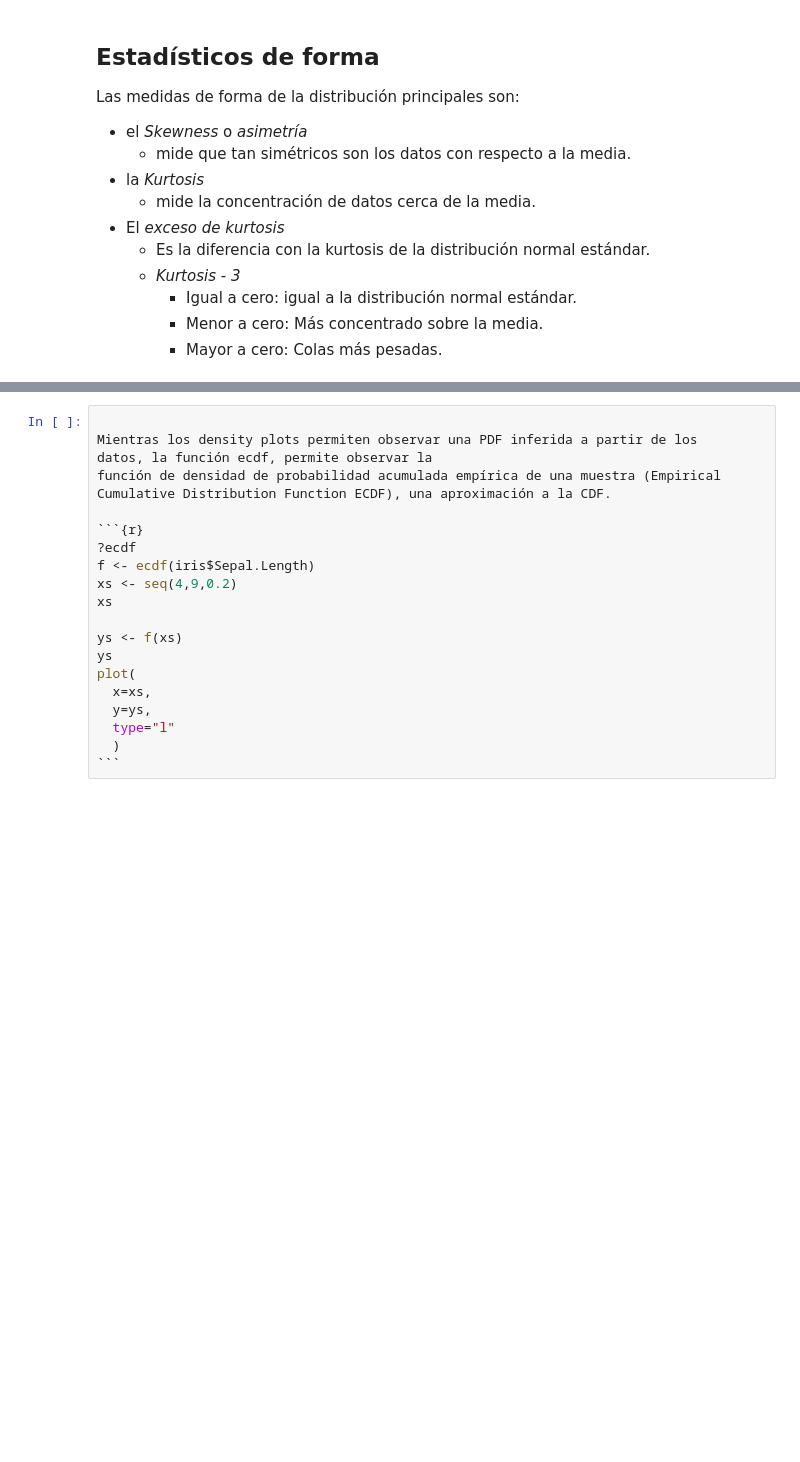
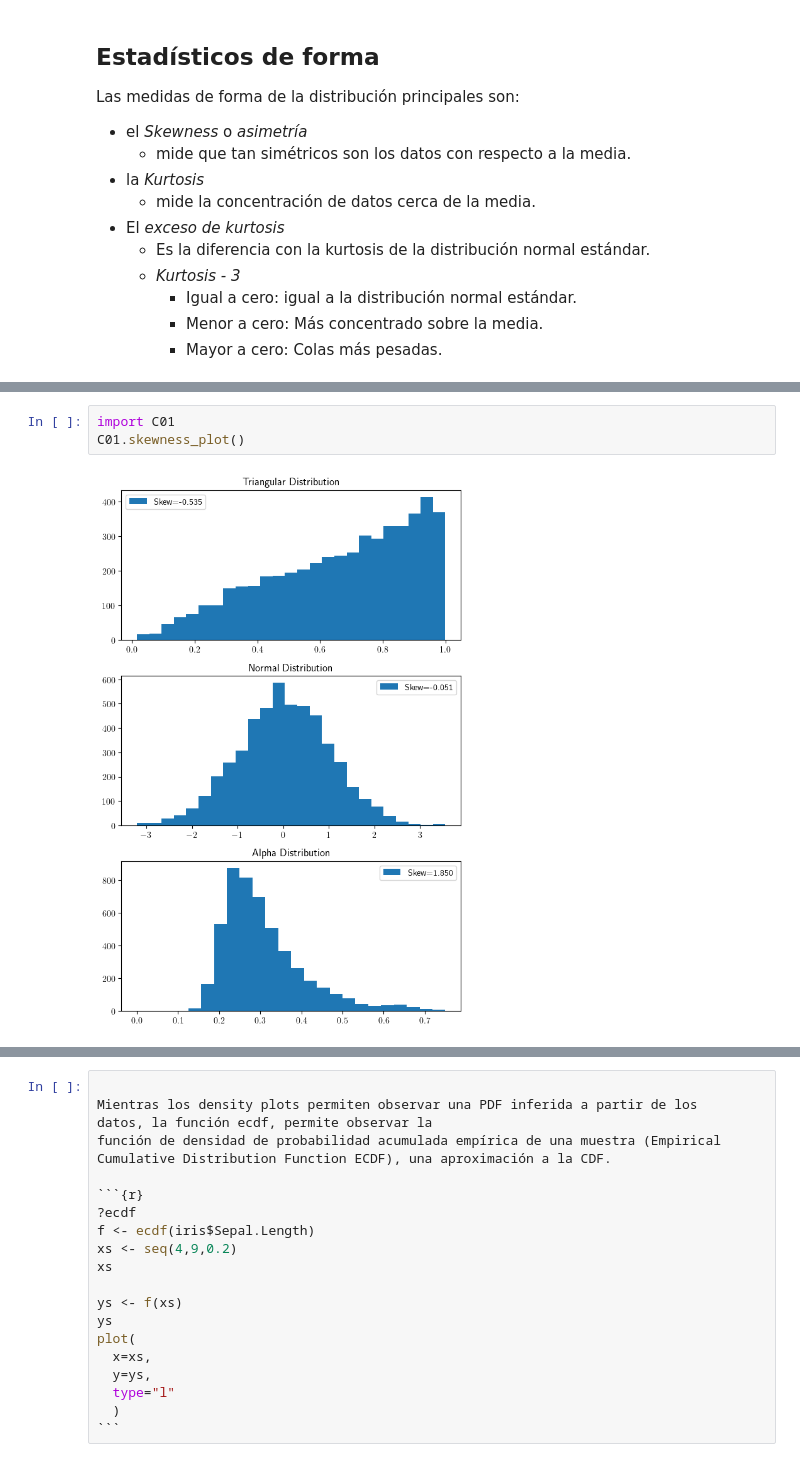
Before and after one commit to javieriserte/qualitative-data-course, a Jupyter notebook: classes/C01.2.AnalisisDescriptivos.ipynb, the cells around one changed output, grey strips where cells are left out. Drawn from its saved outputs; the diff is of its cells as text; blank space fills up the shorter version.

```diff
--- a/classes/C01.2.AnalisisDescriptivos.ipynb
+++ b/classes/C01.2.AnalisisDescriptivos.ipynb
@@ -586,0 +392,5 @@ heatmap(
+# %%
+import C01
+C01.skewness_plot()
+# %% [output]
+[figure, added]
```
Also changed, not shown: parts of 25 cells of this notebook, 1 other file.
